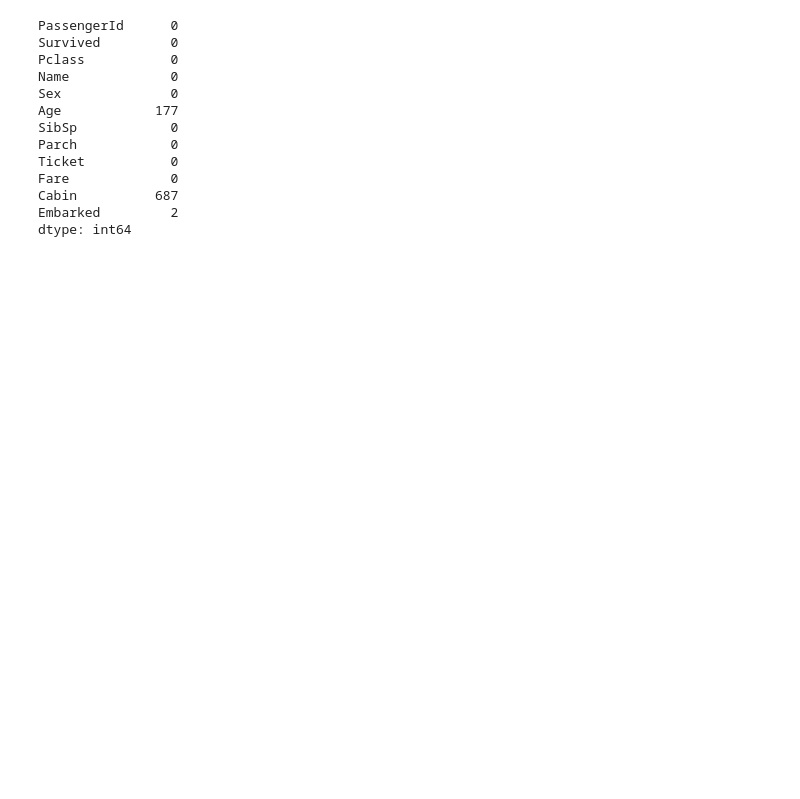
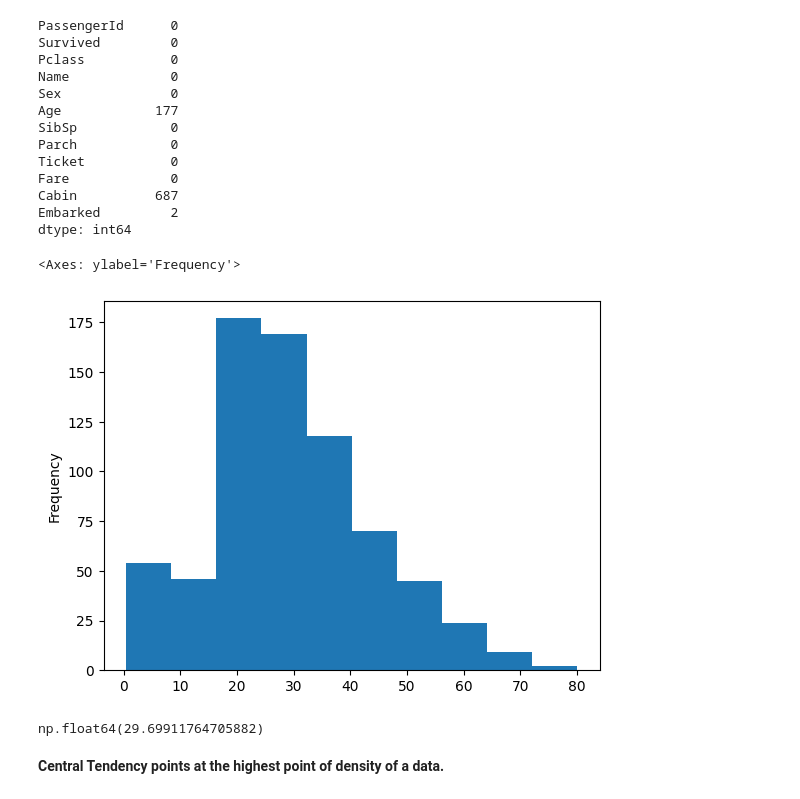
Before and after one commit to KondaSamyam/Vrit-DataScience, a Jupyter notebook: Pandas/Data-Manipulation.ipynb, the cells around one changed output. Cells and saved outputs as stored; diff of their text form; code cells hidden in the pictures; blank space fills up the shorter version.

```diff
--- a/Pandas/Data-Manipulation.ipynb
+++ b/Pandas/Data-Manipulation.ipynb
@@ -203,3 +203,15 @@ Fare             0
 Cabin          687
 Embarked         2
 dtype: int64
+# %%
+tdf.Age.plot.hist()
+# %% [output]
+<Axes: ylabel='Frequency'>
+[figure, added]
+# %%
+age_mean = tdf.Age.mean()
+age_mean
+# %% [output]
+np.float64(29.69911764705882)
+# %% [markdown]
+**Central Tendency points at the highest point of density of a data.**
```
Also changed, not shown: parts of 20 cells of this notebook, 25 other files.
